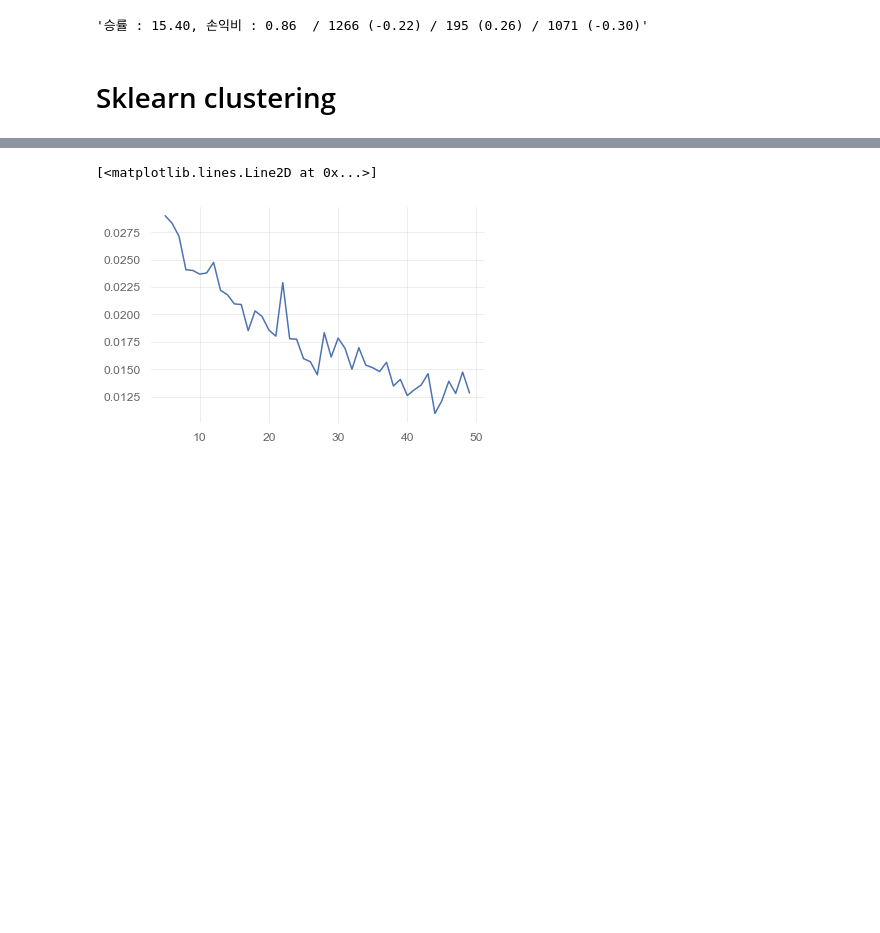
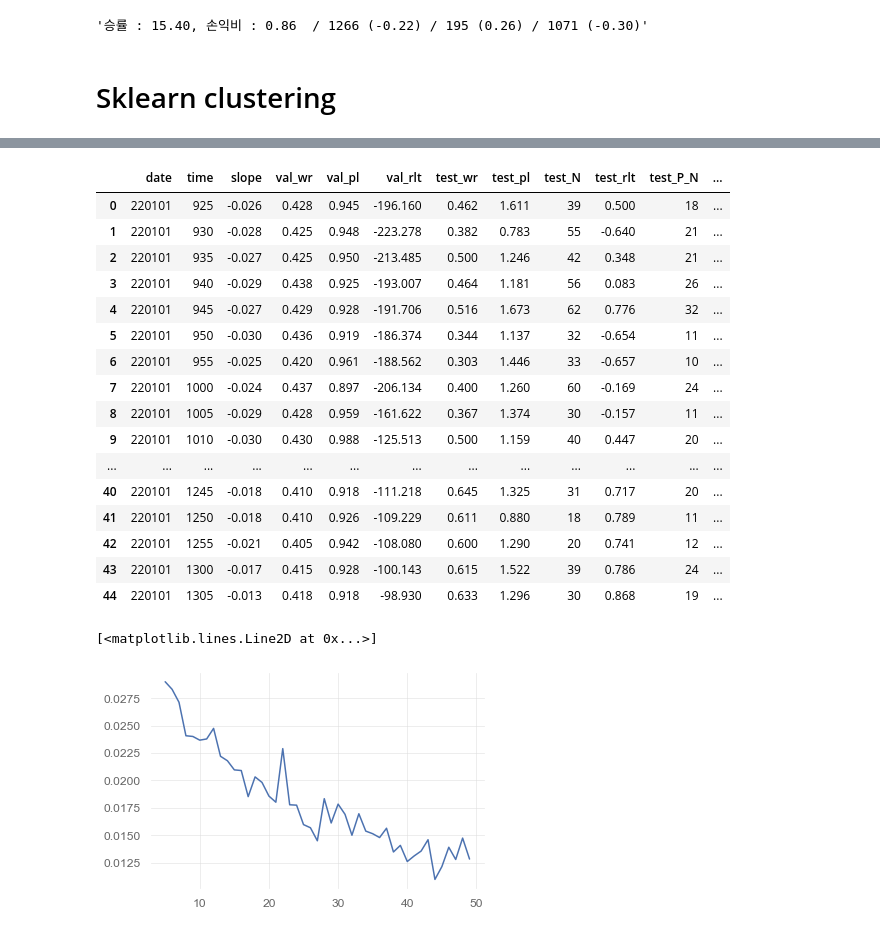
Before and after one commit to malkovich0/trading1, a Jupyter notebook: Backtest_Stock/pattern.ipynb, the cells around one changed output, grey strips where cells are left out. Cells and saved outputs as stored; diff of their text form; code cells hidden in the pictures; blank space fills up the shorter version.

```diff
--- a/Backtest_Stock/pattern.ipynb
+++ b/Backtest_Stock/pattern.ipynb
@@ -377,3 +545,28 @@ def evaluate_model(models, label_arg_indexes, ar_test_inputs, ar_test_result):
+# %%
+df = pd.DataFrame(return_all_temp_h, columns=['date','time','slope','val_wr','val_pl','val_rlt','test_wr','test_pl','test_N','test_rlt','test_P_N','test_P_rlt','test_N_N','test_N_rlt'])
+df['wrpl'] = df['val_wr']*df['val_pl']
+# df.sort_values(by='slope')
+# df.sort_values(by='val_pl',ascending=False)
+df.sort_values(by='val_rlt',ascending=False)
+df
+# %% [output]
+|  | date | time | slope | val_wr | val_pl | val_rlt | test_wr | test_pl | test_N | test_rlt | test_P_N | ... |
+| 0 | 220101 | 925 | -0.026 | 0.428 | 0.945 | -196.160 | 0.462 | 1.611 | 39 | 0.500 | 18 | ... |
+| 1 | 220101 | 930 | -0.028 | 0.425 | 0.948 | -223.278 | 0.382 | 0.783 | 55 | -0.640 | 21 | ... |
+| 2 | 220101 | 935 | -0.027 | 0.425 | 0.950 | -213.485 | 0.500 | 1.246 | 42 | 0.348 | 21 | ... |
+| 3 | 220101 | 940 | -0.029 | 0.438 | 0.925 | -193.007 | 0.464 | 1.181 | 56 | 0.083 | 26 | ... |
+| 4 | 220101 | 945 | -0.027 | 0.429 | 0.928 | -191.706 | 0.516 | 1.673 | 62 | 0.776 | 32 | ... |
+| 5 | 220101 | 950 | -0.030 | 0.436 | 0.919 | -186.374 | 0.344 | 1.137 | 32 | -0.654 | 11 | ... |
+| 6 | 220101 | 955 | -0.025 | 0.420 | 0.961 | -188.562 | 0.303 | 1.446 | 33 | -0.657 | 10 | ... |
+| 7 | 220101 | 1000 | -0.024 | 0.437 | 0.897 | -206.134 | 0.400 | 1.260 | 60 | -0.169 | 24 | ... |
+| 8 | 220101 | 1005 | -0.029 | 0.428 | 0.959 | -161.622 | 0.367 | 1.374 | 30 | -0.157 | 11 | ... |
+| 9 | 220101 | 1010 | -0.030 | 0.430 | 0.988 | -125.513 | 0.500 | 1.159 | 40 | 0.447 | 20 | ... |
+| ... | ... | ... | ... | ... | ... | ... | ... | ... | ... | ... | ... | ... |
+| 40 | 220101 | 1245 | -0.018 | 0.410 | 0.918 | -111.218 | 0.645 | 1.325 | 31 | 0.717 | 20 | ... |
+| 41 | 220101 | 1250 | -0.018 | 0.410 | 0.926 | -109.229 | 0.611 | 0.880 | 18 | 0.789 | 11 | ... |
+| 42 | 220101 | 1255 | -0.021 | 0.405 | 0.942 | -108.080 | 0.600 | 1.290 | 20 | 0.741 | 12 | ... |
+| 43 | 220101 | 1300 | -0.017 | 0.415 | 0.928 | -100.143 | 0.615 | 1.522 | 39 | 0.786 | 24 | ... |
+| 44 | 220101 | 1305 | -0.013 | 0.418 | 0.918 | -98.930 | 0.633 | 1.296 | 30 | 0.868 | 19 | ... |
 # %%
 def reading_csv_int(file_name, datetime_start, datetime_end):
     file = pd.read_csv(file_name, index_col=0)
```
Also changed, not shown: parts of 14 cells of this notebook, 2 other files.
